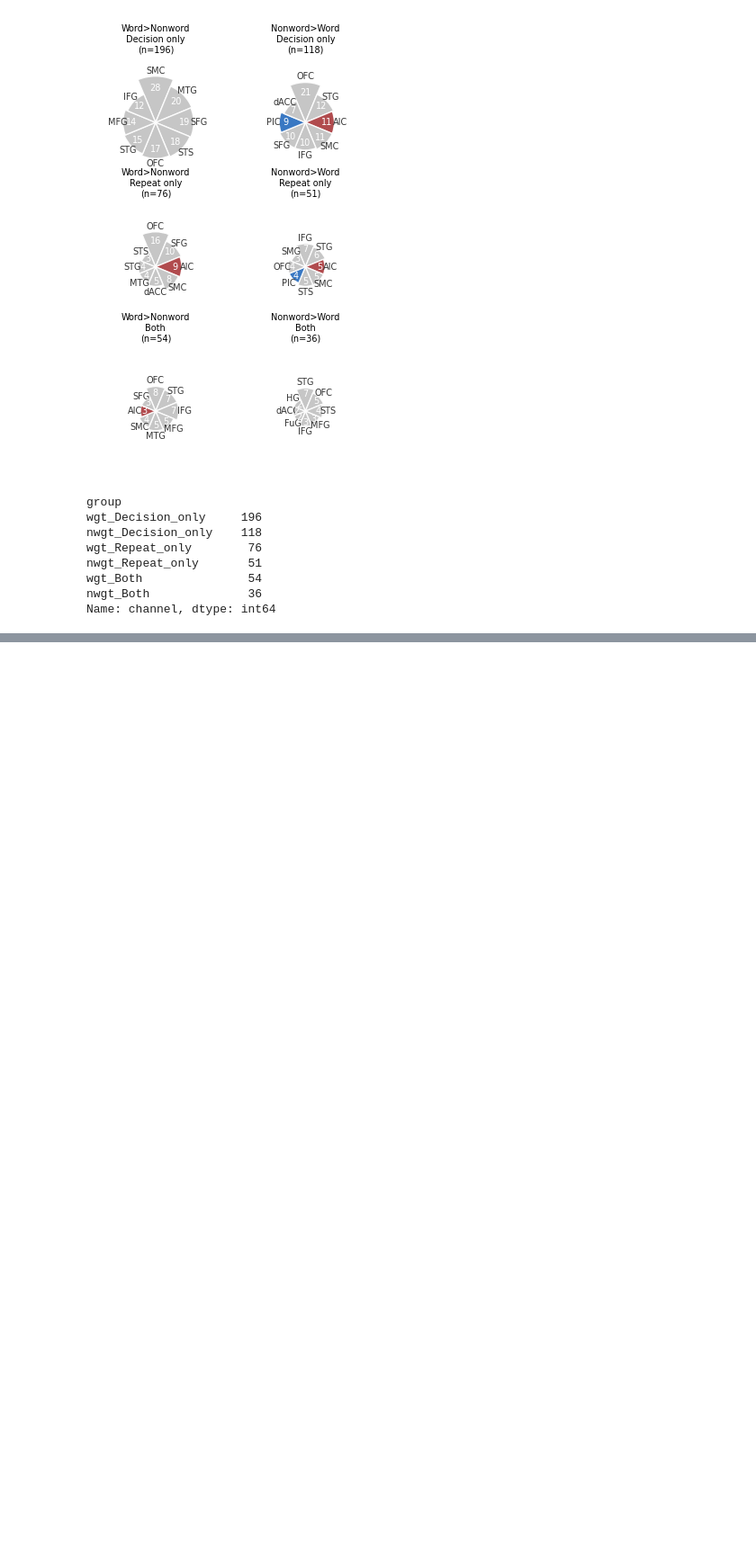
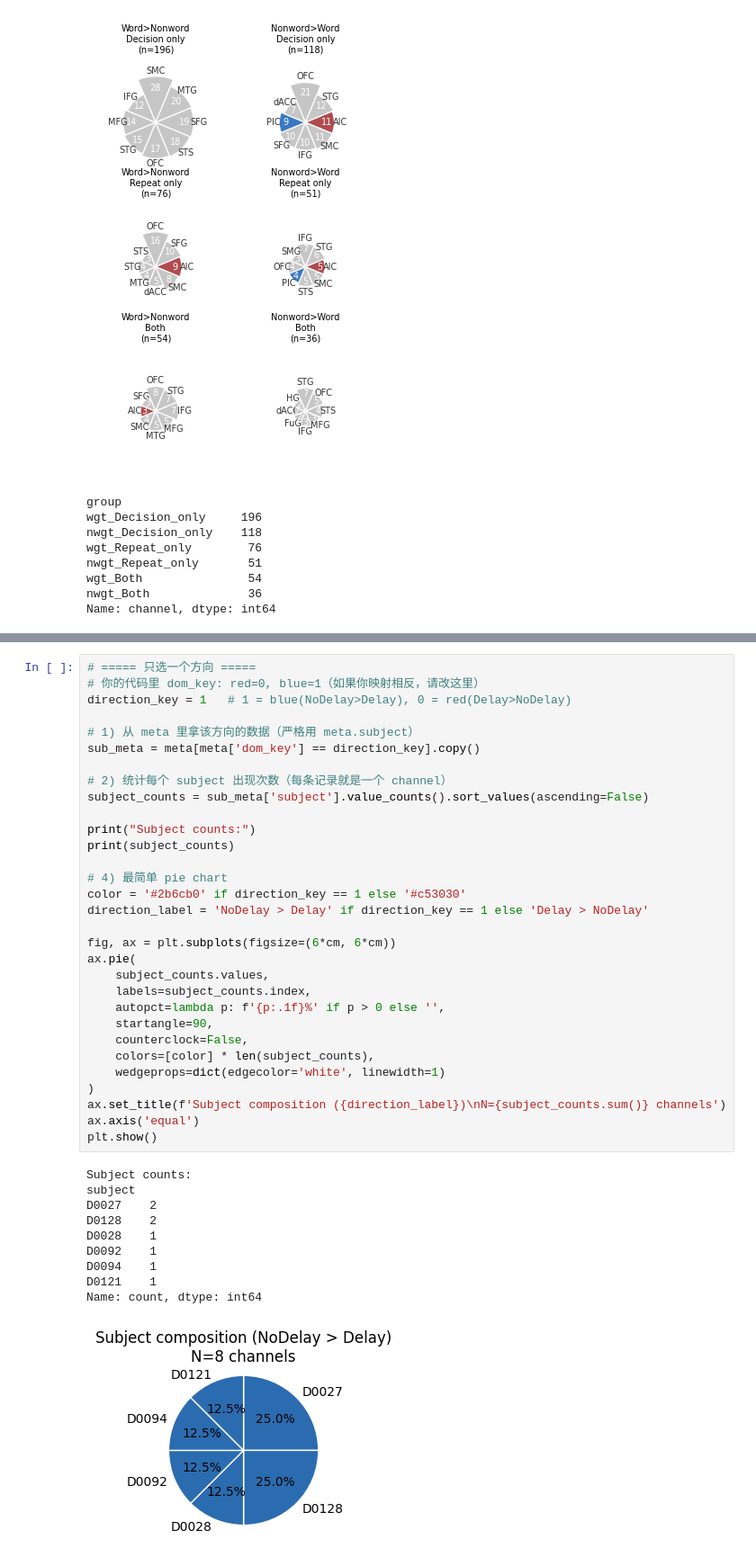
Before and after one commit to shinanlin/insula, a Jupyter notebook: viz/univarite.ipynb, the cells around one changed output, grey strips where cells are left out. Shown at 90% size. Drawn from its saved outputs; the diff is of its cells as text; blank space fills up the shorter version.

```diff
--- a/viz/univarite.ipynb
+++ b/viz/univarite.ipynb
@@ -1569,0 +2364,42 @@ Name: channel, dtype: int64
+# %%
+# ===== 只选一个方向 =====
+# 你的代码里 dom_key: red=0, blue=1（如果你映射相反，请改这里）
+direction_key = 1   # 1 = blue(NoDelay>Delay), 0 = red(Delay>NoDelay)
+
+# 1) 从 meta 里拿该方向的数据（严格用 meta.subject）
+sub_meta = meta[meta['dom_key'] == direction_key].copy()
+
+# 2) 统计每个 subject 出现次数（每条记录就是一个 channel）
+subject_counts = sub_meta['subject'].value_counts().sort_values(ascending=False)
+
+print("Subject counts:")
+print(subject_counts)
+
+# 4) 最简单 pie chart
+color = '#2b6cb0' if direction_key == 1 else '#c53030'
+direction_label = 'NoDelay > Delay' if direction_key == 1 else 'Delay > NoDelay'
+
+fig, ax = plt.subplots(figsize=(6*cm, 6*cm))
+ax.pie(
+    subject_counts.values,
+    labels=subject_counts.index,
+    autopct=lambda p: f'{p:.1f}%' if p > 0 else '',
+    startangle=90,
+    counterclock=False,
+    colors=[color] * len(subject_counts),
+    wedgeprops=dict(edgecolor='white', linewidth=1)
+)
+ax.set_title(f'Subject composition ({direction_label})\nN={subject_counts.sum()} channels')
+ax.axis('equal')
+plt.show()
+# %% [output]
+Subject counts:
+subject
+D0027    2
+D0128    2
+D0028    1
+D0092    1
+D0094    1
+D0121    1
+Name: count, dtype: int64
+[figure, added]
```
Also changed, not shown: parts of 15 cells of this notebook.
